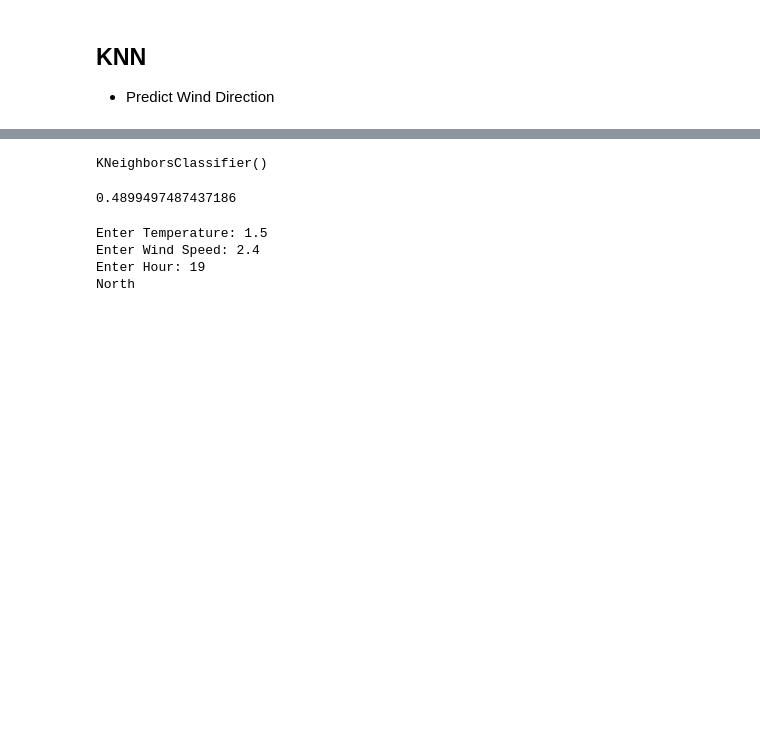
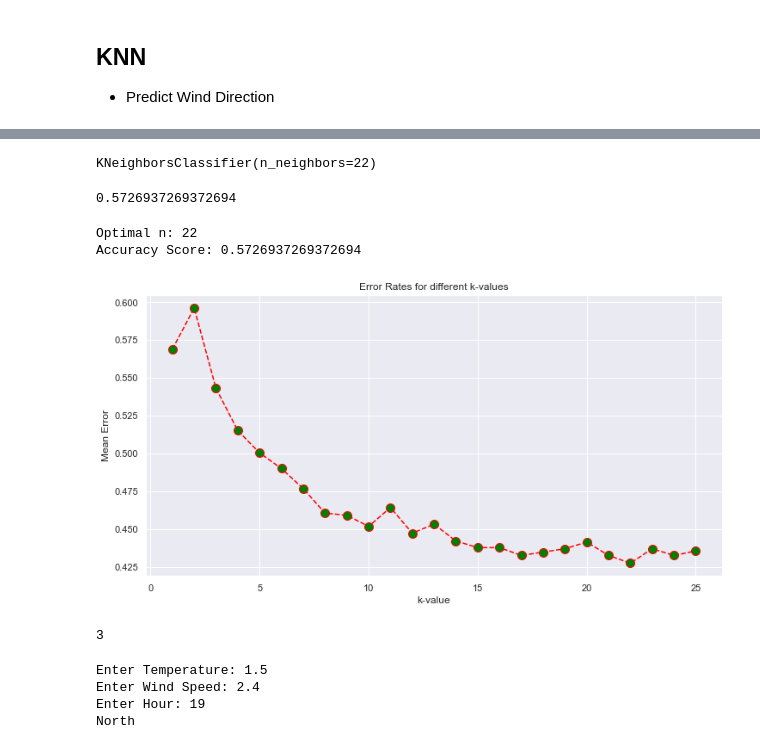
Before and after one commit to Skahlon7/ML-Application, a Jupyter notebook: DS612_Beijing.ipynb, the cells around one changed output, grey strips where cells are left out. Cells and saved outputs as stored; diff of their text form; code cells hidden in the pictures; blank space fills up the shorter version.

```diff
--- a/DS612_Beijing.ipynb
+++ b/DS612_Beijing.ipynb
@@ -335,15 +411,61 @@ X_test_scaled = scaler.transform(X_test)
 # %%
 #Develop KNN model
 from sklearn.neighbors import KNeighborsClassifier
-KNN_Wind = KNeighborsClassifier(n_neighbors = 5)   # k = n_neighbors. k = 5 is a common value to start with
+KNN_Wind = KNeighborsClassifier(n_neighbors = 22)   # k = n_neighbors. k = 5 is a common value to start with
 KNN_Wind.fit(X_train_scaled, y_train)
 # %% [output]
-KNeighborsClassifier()
+KNeighborsClassifier(n_neighbors=22)
 # %%
 #Prediction and Performance Evaluation on Test
-KNN_Wind.score(X_test_scaled, y_test)
+knn score = KNN_Wind.score(X_test_scaled, y_test)
+print("Accuracy Score:", knn_score)
 # %% [output]
-0.4899497487437186
+0.5726937269372694
+# %%
+#optimize n value
+
+def knn_optimization(n):
+    optimization_df = pd.DataFrame()
+    lst=[]
+    for k in range(1,n+1):
+        KNN_Wind = KNeighborsClassifier(n_neighbors = k)
+        KNN_Wind.fit(X_train_scaled, y_train)
+        lst.append(KNN_Wind.score(X_test_scaled, y_test))
+    print("Optimal n:", lst.index(max(lst))+1)
+    print("Accuracy Score:", lst[lst.index(max(lst))])
+
+knn_optimization(30)
+# %% [output]
+Optimal n: 22
+Accuracy Score: 0.5726937269372694
+# %%
+#Visualization of errors and optimized K Value
+error = []
+
+# calculate the error for k values between 1 and 40
+for i in range(1, 26):
+    knn = KNeighborsClassifier(n_neighbors = i)
+    knn.fit(X_train_scaled, y_train)
+    pred_y_i = knn.predict(X_test_scaled)
+    error.append(np.mean(pred_y_i != y_test))
+
+
+# Now, we can plot the errors
+plt.figure(figsize = (12, 6))
+plt.plot(range(1, 26), error, color = 'red', linestyle = 'dashed', marker = 'o',
+        markerfacecolor = 'green', markersize = 10)
+
+plt.title('Error Rates for different k-values')
+plt.xlabel('k-value')
+plt.ylabel('Mean Error')
+plt.show()
+
+lst = [1,3,4,2]
+lst.index(max(lst))+1
+#lst[lst.index(max(lst))]
+# %% [output]
+[figure, added]
+3
 # %%
 #User Prediction
 
```
Also changed, not shown: parts of 23 cells of this notebook, 1 other file.
